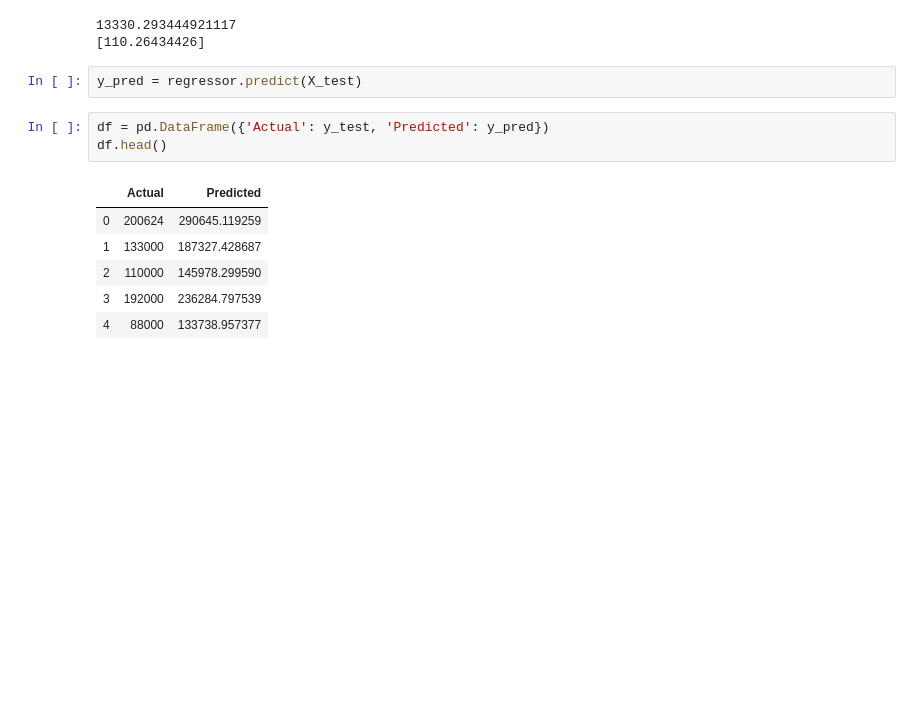
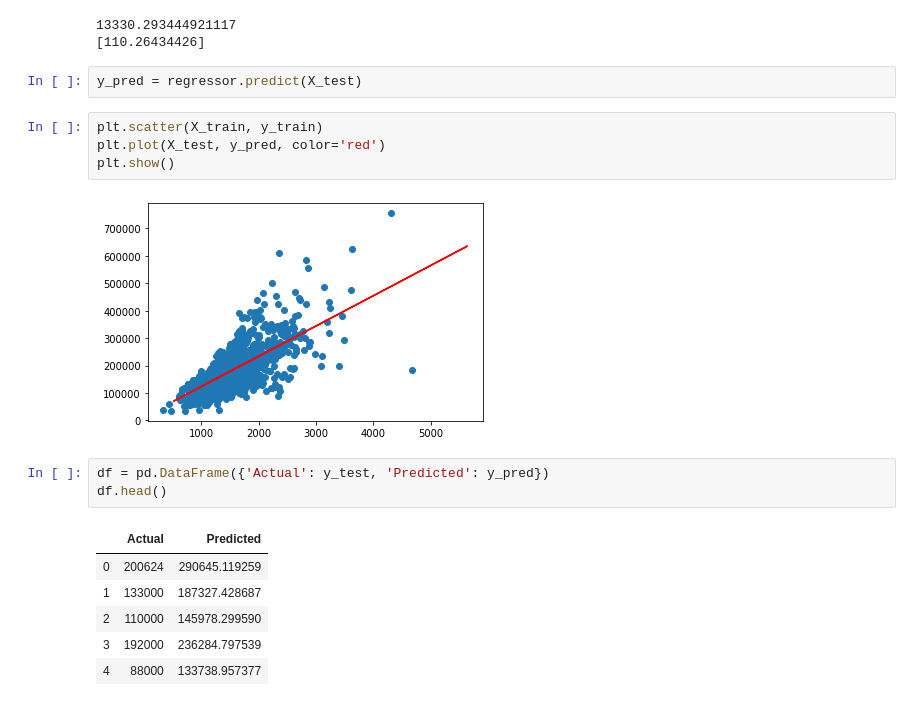
Before and after one commit to DavidMagdyNawar/100DaysDS, a Jupyter notebook: Housing Prices - Linear Regression/Housing Prices - Linear Regression.ipynb, the cells around one changed output. Saved outputs shown, nothing was run; the diff lists cells and outputs as text; blank space fills up the shorter version.

```diff
--- a/Housing Prices - Linear Regression/Housing Prices - Linear Regression.ipynb
+++ b/Housing Prices - Linear Regression/Housing Prices - Linear Regression.ipynb
@@ -61,6 +73,12 @@ print(lr.coef_)
 [110.26434426]
 # %%
 y_pred = regressor.predict(X_test)
+# %%
+plt.scatter(X_train, y_train)
+plt.plot(X_test, y_pred, color='red')
+plt.show()
+# %% [output]
+[figure, added]
 # %%
 df = pd.DataFrame({'Actual': y_test, 'Predicted': y_pred})
 df.head()
```
Also changed, not shown: parts of 2 cells of this notebook.
